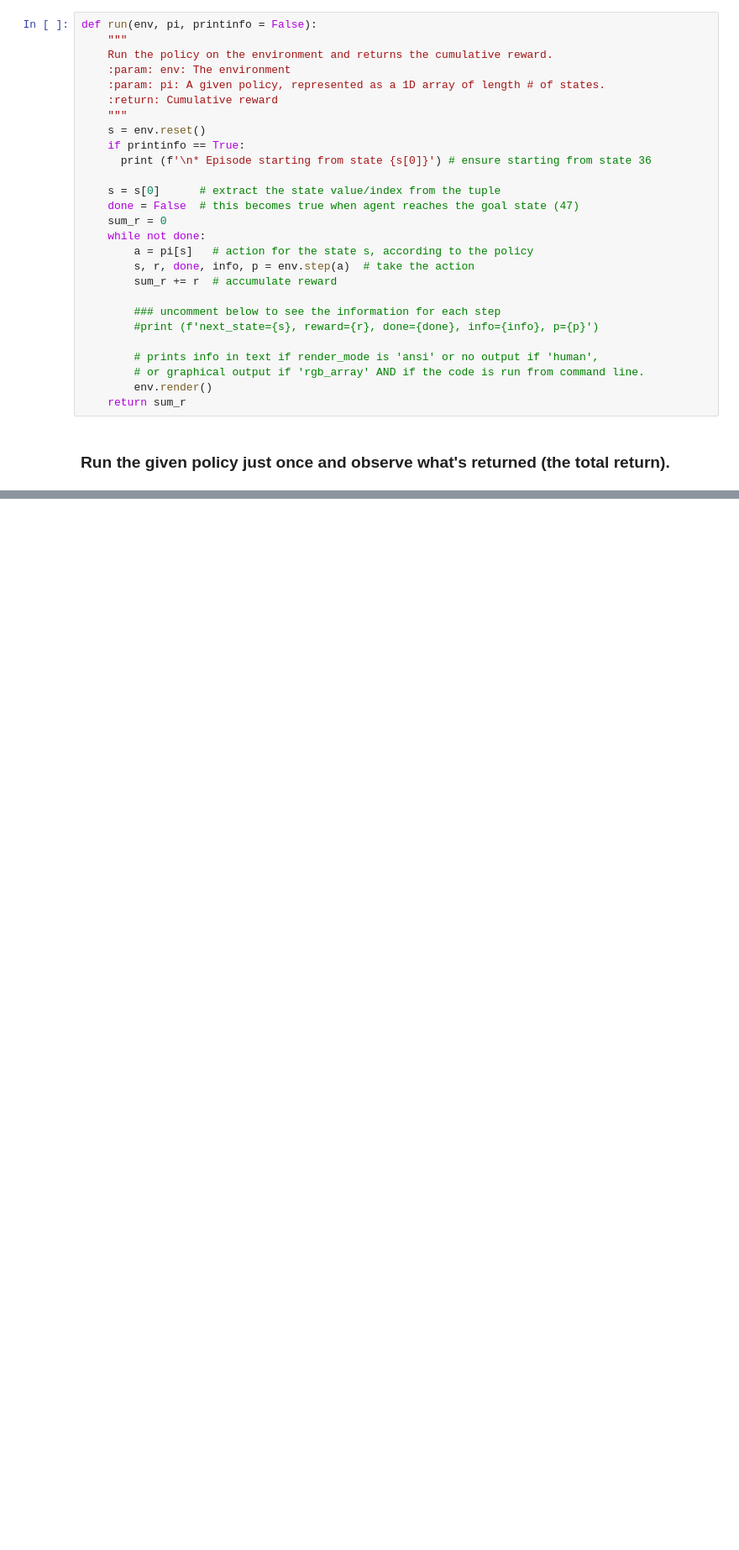
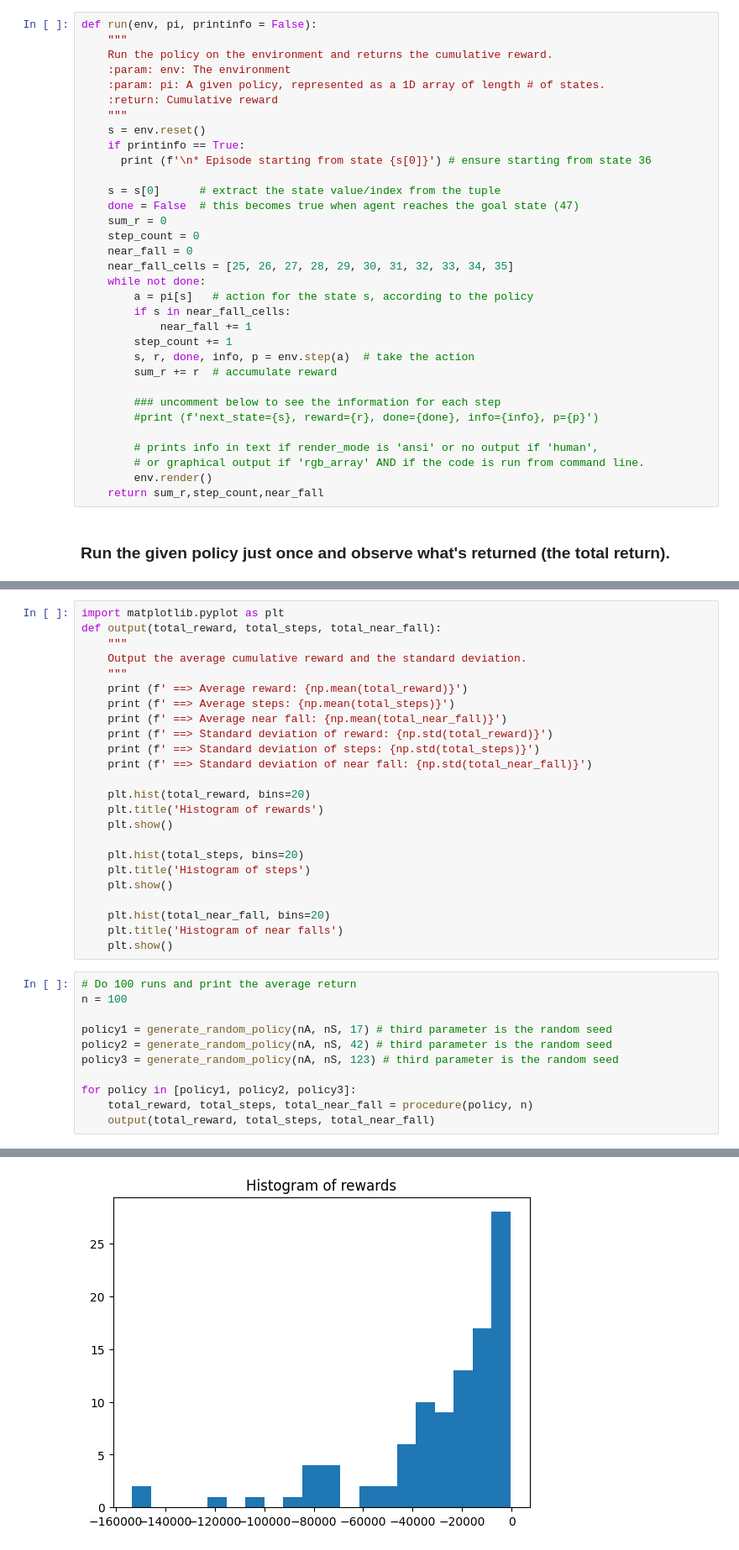
Before and after one commit to RajuMeesala11/CSC580_Winter2025, a Jupyter notebook: HW#2/580_hw2_startup.ipynb, the cells around one changed output, grey strips where cells are left out. Shown at 84% size. Saved outputs shown, nothing was run; the diff lists cells and outputs as text; blank space fills up the shorter version.

```diff
--- a/HW#2/580_hw2_startup.ipynb
+++ b/HW#2/580_hw2_startup.ipynb
@@ -128,8 +155,14 @@ def run(env, pi, printinfo = False):
     s = s[0]      # extract the state value/index from the tuple
     done = False  # this becomes true when agent reaches the goal state (47)
     sum_r = 0
+    step_count = 0
+    near_fall = 0
+    near_fall_cells = [25, 26, 27, 28, 29, 30, 31, 32, 33, 34, 35]
     while not done:
         a = pi[s]   # action for the state s, according to the policy
+        if s in near_fall_cells:
+            near_fall += 1
+        step_count += 1
         s, r, done, info, p = env.step(a)  # take the action
         sum_r += r  # accumulate reward
 
@@ -139,7 +172,7 @@ def run(env, pi, printinfo = False):
         # prints info in text if render_mode is 'ansi' or no output if 'human',
         # or graphical output if 'rgb_array' AND if the code is run from command line.
         env.render()
-    return sum_r
+    return sum_r,step_count,near_fall
 # %% [markdown]
 ### Run the given policy just once and observe what's returned (the total return).
 # %%
@@ -159,0 +211,36 @@ print (f' ==> Total return: {result}')
+# %%
+import matplotlib.pyplot as plt
+def output(total_reward, total_steps, total_near_fall):
+    """
+    Output the average cumulative reward and the standard deviation.
+    """
+    print (f' ==> Average reward: {np.mean(total_reward)}')
+    print (f' ==> Average steps: {np.mean(total_steps)}')
+    print (f' ==> Average near fall: {np.mean(total_near_fall)}')
+    print (f' ==> Standard deviation of reward: {np.std(total_reward)}')
+    print (f' ==> Standard deviation of steps: {np.std(total_steps)}')
+    print (f' ==> Standard deviation of near fall: {np.std(total_near_fall)}')
+
+    plt.hist(total_reward, bins=20)
+    plt.title('Histogram of rewards')
+    plt.show()
+
+    plt.hist(total_steps, bins=20)
+    plt.title('Histogram of steps')
+    plt.show()
+
+    plt.hist(total_near_fall, bins=20)
+    plt.title('Histogram of near falls')
+    plt.show()
+# %%
+# Do 100 runs and print the average return
+n = 100
+
+policy1 = generate_random_policy(nA, nS, 17) # third parameter is the random seed
+policy2 = generate_random_policy(nA, nS, 42) # third parameter is the random seed
+policy3 = generate_random_policy(nA, nS, 123) # third parameter is the random seed
+
+for policy in [policy1, policy2, policy3]:
+    total_reward, total_steps, total_near_fall = procedure(policy, n)
+    output(total_reward, total_steps, total_near_fall)
+# %% [output]
@@ -159,0 +264 @@ print (f' ==> Total return: {result}')
+[figure, added]
```
Also changed, not shown: parts of 7 cells of this notebook, 1 other file.
